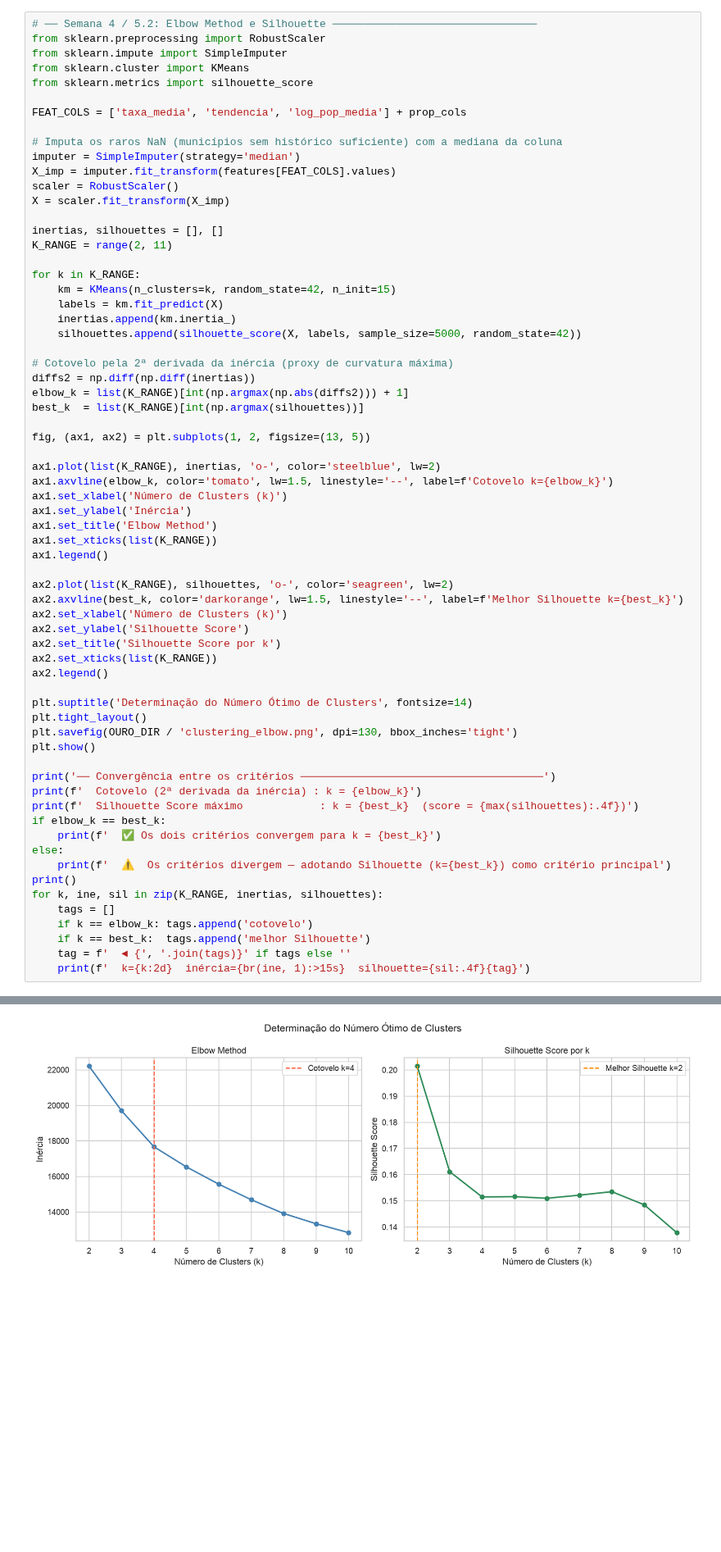
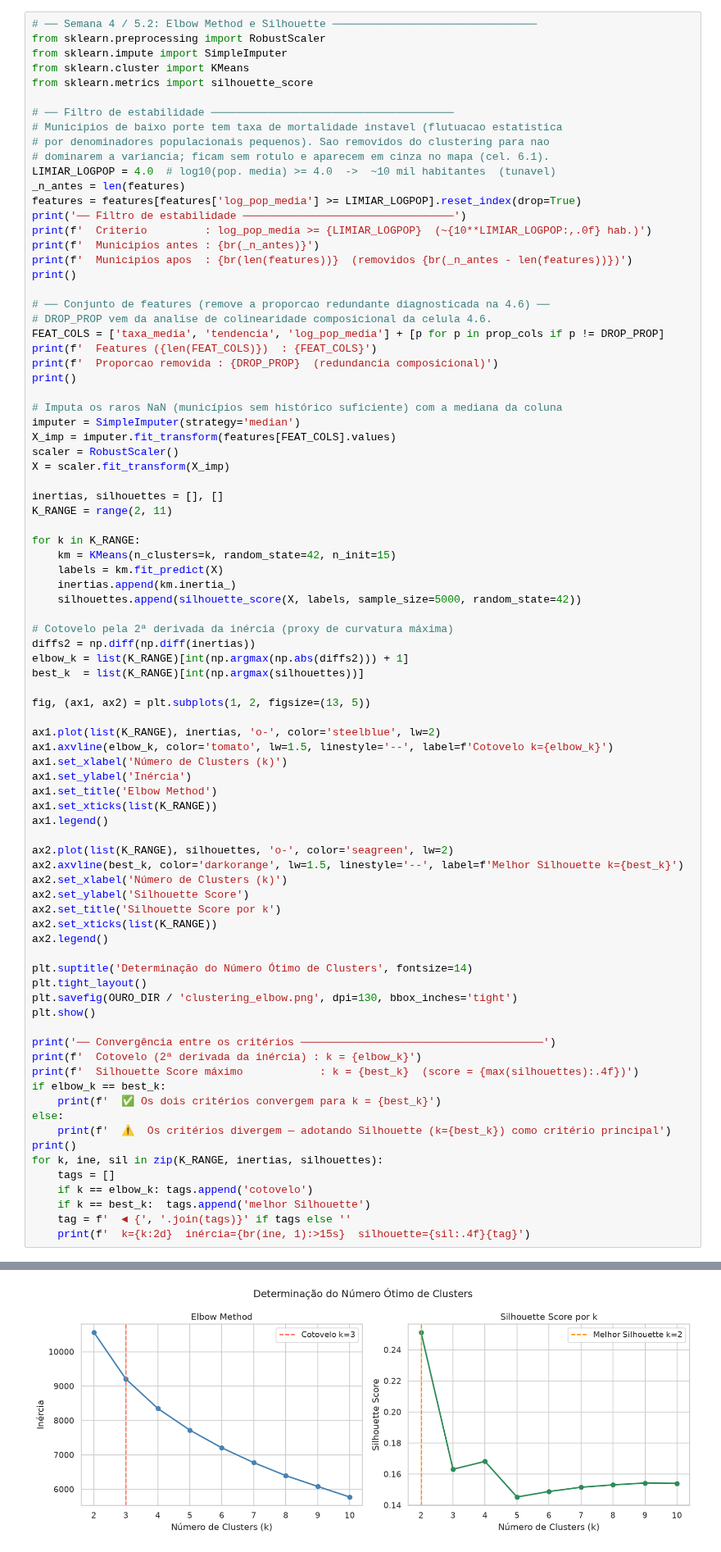
Before and after one commit to RodrigoVelez/mpti-cd_202601-projeto, a Jupyter notebook: projeto_cd_2026_01.ipynb, the cells around one changed output, grey strips where cells are left out. Shown at 82% size. Saved outputs shown, nothing was run; the diff lists cells and outputs as text; blank space fills up the shorter version.

```diff
--- a/projeto_cd_2026_01.ipynb
+++ b/projeto_cd_2026_01.ipynb
@@ -2313,7 +2180,25 @@ from sklearn.impute import SimpleImputer
 from sklearn.cluster import KMeans
 from sklearn.metrics import silhouette_score
 
-FEAT_COLS = ['taxa_media', 'tendencia', 'log_pop_media'] + prop_cols
+# ── Filtro de estabilidade ──────────────────────────────────────
+# Municipios de baixo porte tem taxa de mortalidade instavel (flutuacao estatistica
+# por denominadores populacionais pequenos). Sao removidos do clustering para nao
+# dominarem a variancia; ficam sem rotulo e aparecem em cinza no mapa (cel. 6.1).
+LIMIAR_LOGPOP = 4.0  # log10(pop. media) >= 4.0  ->  ~10 mil habitantes  (tunavel)
+_n_antes = len(features)
+features = features[features['log_pop_media'] >= LIMIAR_LOGPOP].reset_index(drop=True)
+print('── Filtro de estabilidade ─────────────────────────────────')
+print(f'  Criterio         : log_pop_media >= {LIMIAR_LOGPOP}  (~{10**LIMIAR_LOGPOP:,.0f} hab.)')
+print(f'  Municipios antes : {br(_n_antes)}')
+print(f'  Municipios apos  : {br(len(features))}  (removidos {br(_n_antes - len(features))})')
+print()
+
+# ── Conjunto de features (remove a proporcao redundante diagnosticada na 4.6) ──
+# DROP_PROP vem da analise de colinearidade composicional da celula 4.6.
+FEAT_COLS = ['taxa_media', 'tendencia', 'log_pop_media'] + [p for p in prop_cols if p != DROP_PROP]
+print(f'  Features ({len(FEAT_COLS)})  : {FEAT_COLS}')
+print(f'  Proporcao removida : {DROP_PROP}  (redundancia composicional)')
+print()
 
 # Imputa os raros NaN (municípios sem histórico suficiente) com a mediana da coluna
 imputer = SimpleImputer(strategy='median')
@@ -2376 +2268 @@ for k, ine, sil in zip(K_RANGE, inertias, silhouettes):
-[figure, old version]
+[figure, new version]
```
Also changed, not shown: parts of 28 cells of this notebook, 8 other files.
